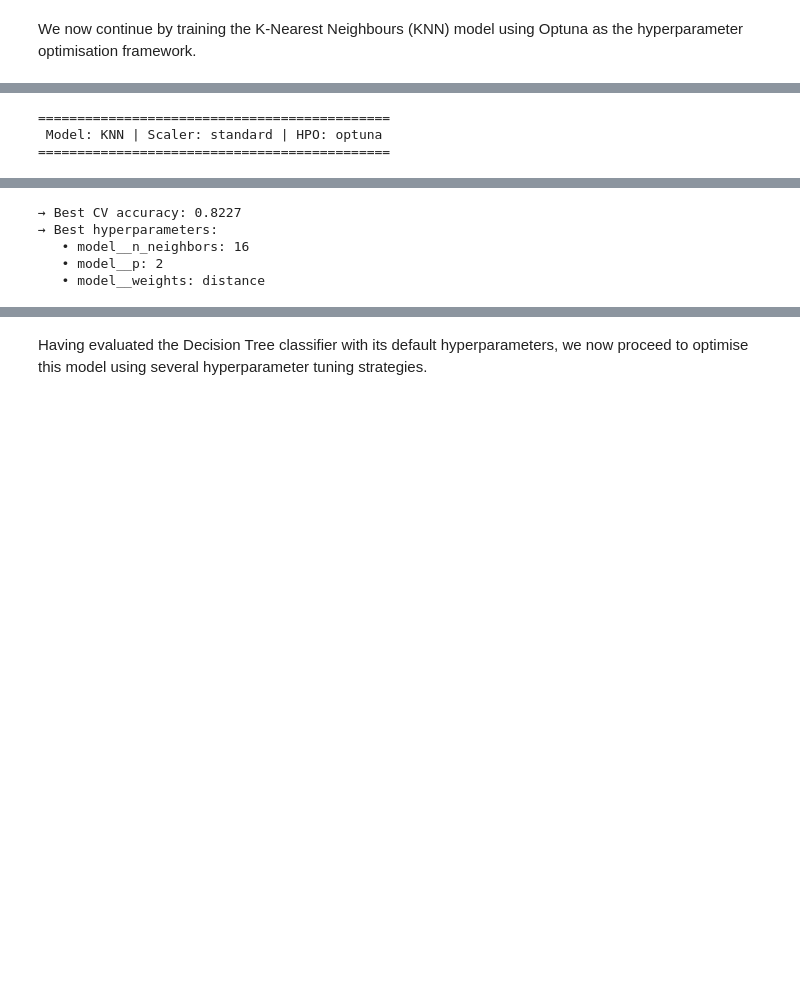
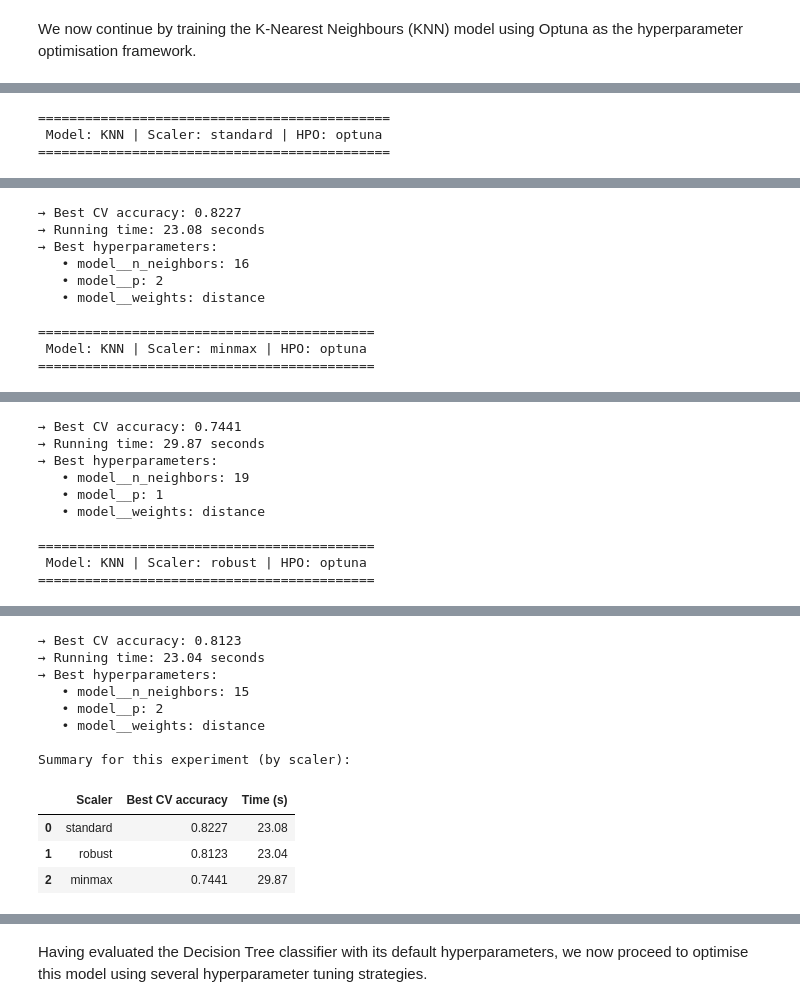
Before and after one commit to MiguelRamos9/TeamWorks, a Jupyter notebook: Big_Data_Intelligence/BDI_Assignment_training.ipynb, the cells around one changed output, grey strips where cells are left out. Saved outputs shown, nothing was run; the diff lists cells and outputs as text; code cells hidden in the pictures; blank space fills up the shorter version.

```diff
--- a/Big_Data_Intelligence/BDI_Assignment_training.ipynb
+++ b/Big_Data_Intelligence/BDI_Assignment_training.ipynb
@@ -1299,6 +1303,6 @@ run_experiment(model_name="knn", scaler_name="robust", hpo_method="random", n_it
 # %% [markdown]
 We now continue by training the K-Nearest Neighbours (KNN) model using Optuna as the hyperparameter optimisation framework.
 # %%
-# KNN + Standard Scaler + Optuna
-run_experiment(model_name="knn", scaler_name="standard", hpo_method="optuna", n_trials_optuna=50);
+# KNN + All the possible scalers + Optuna
+run_experiment(model_name="knn", hpo_method="optuna", n_trials_optuna=50);
 # %% [output]
@@ -1326,5 +1330,10 @@ run_experiment(model_name="knn", scaler_name="standard", hpo_method="optuna", n_
 → Best CV accuracy: 0.8227
+→ Running time: 23.08 seconds
 → Best hyperparameters:
    • model__n_neighbors: 16
    • model__p: 2
    • model__weights: distance
+
+===========================================
+ Model: KNN | Scaler: minmax | HPO: optuna
+===========================================
@@ -1330,0 +1357,10 @@ run_experiment(model_name="knn", scaler_name="standard", hpo_method="optuna", n_
+→ Best CV accuracy: 0.7441
+→ Running time: 29.87 seconds
+→ Best hyperparameters:
+   • model__n_neighbors: 19
+   • model__p: 1
+   • model__weights: distance
+
+===========================================
+ Model: KNN | Scaler: robust | HPO: optuna
+===========================================
@@ -1330,0 +1384,12 @@ run_experiment(model_name="knn", scaler_name="standard", hpo_method="optuna", n_
+→ Best CV accuracy: 0.8123
+→ Running time: 23.04 seconds
+→ Best hyperparameters:
+   • model__n_neighbors: 15
+   • model__p: 2
+   • model__weights: distance
+
+Summary for this experiment (by scaler):
+|  | Scaler | Best CV accuracy | Time (s) |
+| 0 | standard | 0.8227 | 23.08 |
+| 1 | robust | 0.8123 | 23.04 |
+| 2 | minmax | 0.7441 | 29.87 |
```
Also changed, not shown: parts of 14 cells of this notebook.
